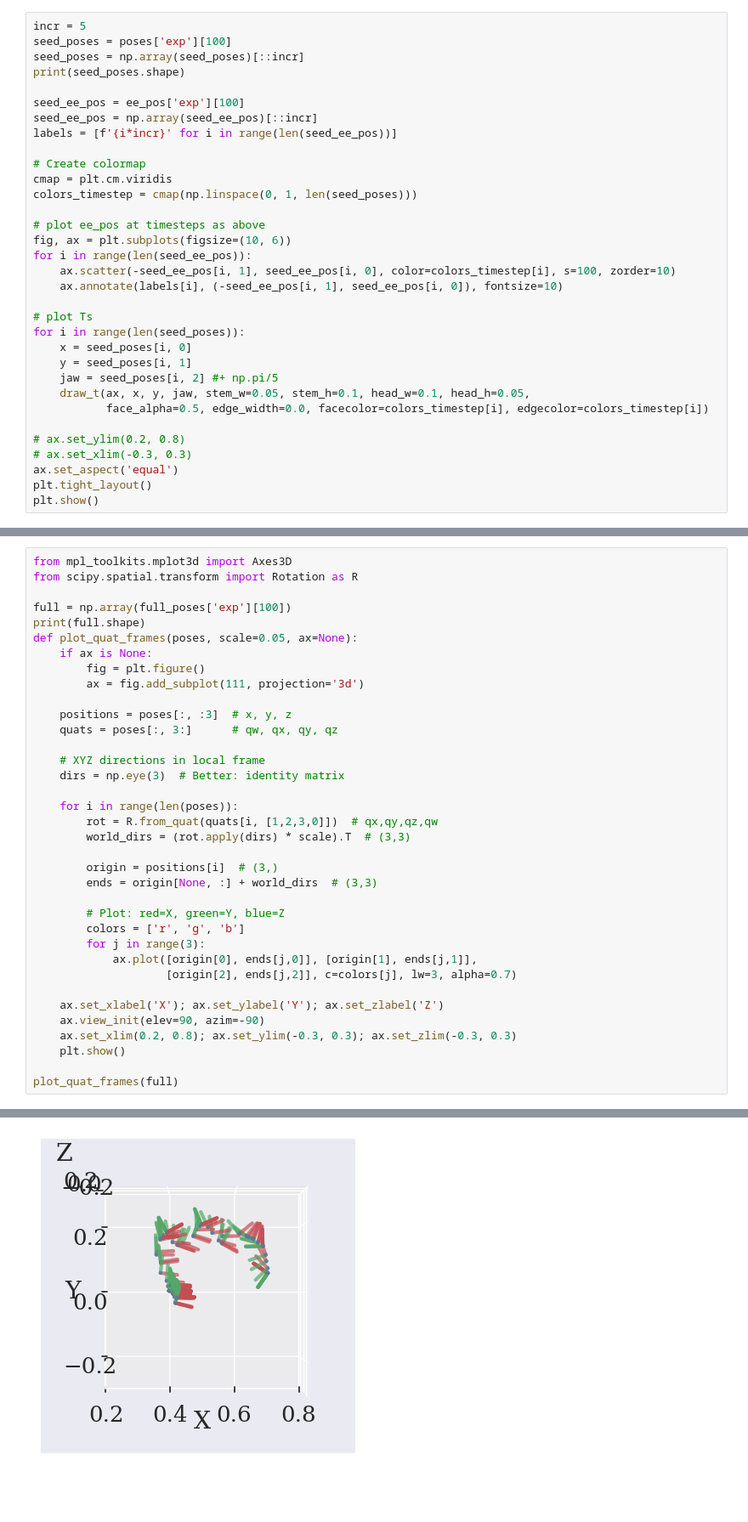
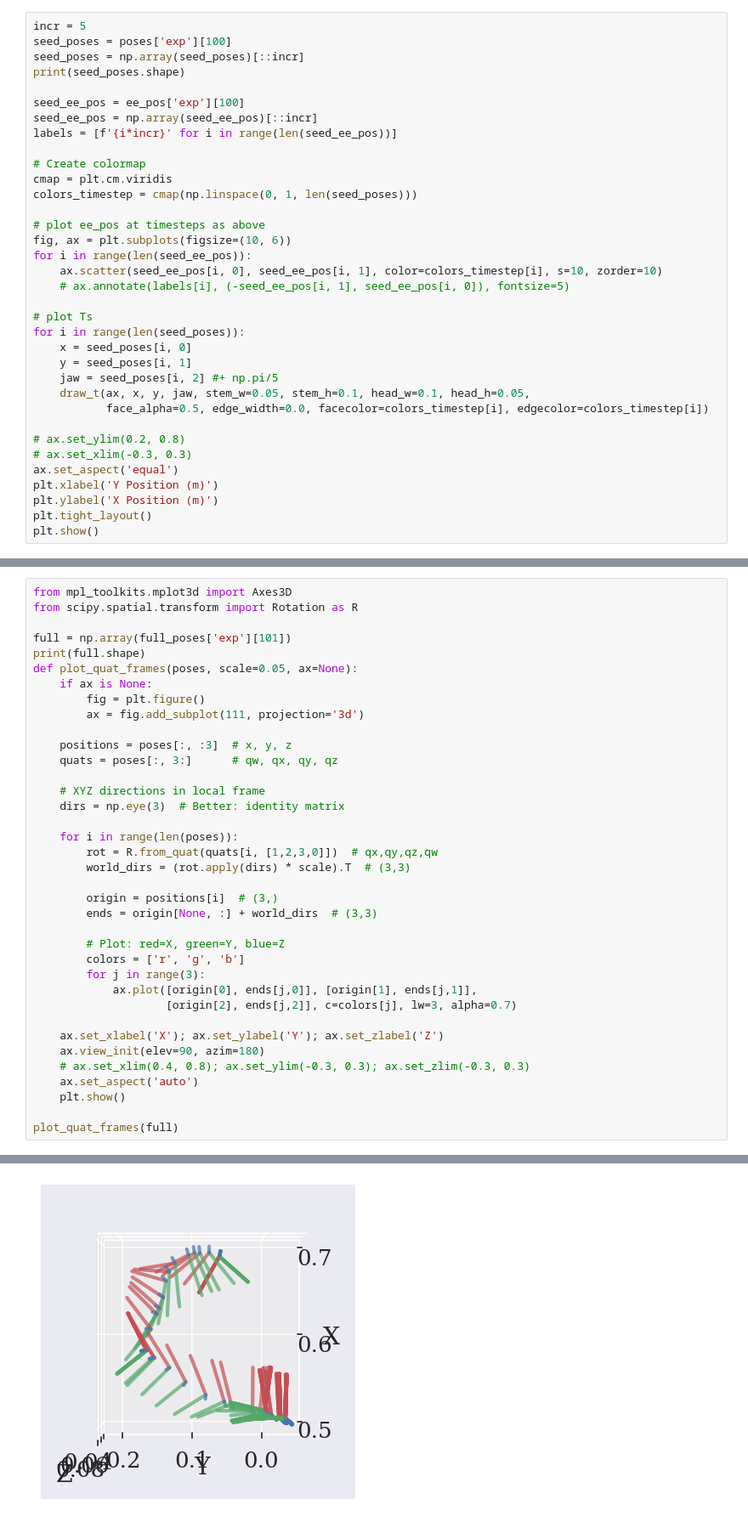
Before and after one commit to magnusdierking/mtp-thesis, a Jupyter notebook: experiments/fr3/plot_domain_weights.ipynb, the cells around one changed output, grey strips where cells are left out. Shown at 85% size. Cells and saved outputs as stored; diff of their text form; blank space fills up the shorter version.

```diff
--- a/experiments/fr3/plot_domain_weights.ipynb
+++ b/experiments/fr3/plot_domain_weights.ipynb
@@ -178,8 +178,8 @@ colors_timestep = cmap(np.linspace(0, 1, len(seed_poses)))
 # plot ee_pos at timesteps as above
 fig, ax = plt.subplots(figsize=(10, 6))
 for i in range(len(seed_ee_pos)):
-    ax.scatter(-seed_ee_pos[i, 1], seed_ee_pos[i, 0], color=colors_timestep[i], s=100, zorder=10)
-    ax.annotate(labels[i], (-seed_ee_pos[i, 1], seed_ee_pos[i, 0]), fontsize=10)
+    ax.scatter(seed_ee_pos[i, 0], seed_ee_pos[i, 1], color=colors_timestep[i], s=10, zorder=10)
+    # ax.annotate(labels[i], (-seed_ee_pos[i, 1], seed_ee_pos[i, 0]), fontsize=5)
 
 # plot Ts
 for i in range(len(seed_poses)):
@@ -192,6 +192,8 @@ for i in range(len(seed_poses)):
 # ax.set_ylim(0.2, 0.8)
 # ax.set_xlim(-0.3, 0.3)
 ax.set_aspect('equal')
+plt.xlabel('Y Position (m)')
+plt.ylabel('X Position (m)')
 plt.tight_layout()
 plt.show()
 # %% [output]
@@ -201,38 +203,39 @@ plt.show()
 from mpl_toolkits.mplot3d import Axes3D
 from scipy.spatial.transform import Rotation as R
 
-full = np.array(full_poses['exp'][100])
+full = np.array(full_poses['exp'][101])
 print(full.shape)
 def plot_quat_frames(poses, scale=0.05, ax=None):
     if ax is None:
         fig = plt.figure()
         ax = fig.add_subplot(111, projection='3d')
 
     positions = poses[:, :3]  # x, y, z
     quats = poses[:, 3:]      # qw, qx, qy, qz
 
     # XYZ directions in local frame
     dirs = np.eye(3)  # Better: identity matrix
 
     for i in range(len(poses)):
         rot = R.from_quat(quats[i, [1,2,3,0]])  # qx,qy,qz,qw
         world_dirs = (rot.apply(dirs) * scale).T  # (3,3)
 
         origin = positions[i]  # (3,)
         ends = origin[None, :] + world_dirs  # (3,3)
 
         # Plot: red=X, green=Y, blue=Z
         colors = ['r', 'g', 'b']
         for j in range(3):
             ax.plot([origin[0], ends[j,0]], [origin[1], ends[j,1]],
                     [origin[2], ends[j,2]], c=colors[j], lw=3, alpha=0.7)
 
     ax.set_xlabel('X'); ax.set_ylabel('Y'); ax.set_zlabel('Z')
-    ax.view_init(elev=90, azim=-90)
-    ax.set_xlim(0.2, 0.8); ax.set_ylim(-0.3, 0.3); ax.set_zlim(-0.3, 0.3)
+    ax.view_init(elev=90, azim=180)
+    # ax.set_xlim(0.4, 0.8); ax.set_ylim(-0.3, 0.3); ax.set_zlim(-0.3, 0.3)
+    ax.set_aspect('auto')
     plt.show()
 
 plot_quat_frames(full)
 # %% [output]
 (148, 7)
-[figure, old version]
+[figure, new version]
```
Also changed, not shown: parts of 1 cell of this notebook, 11 other files.
